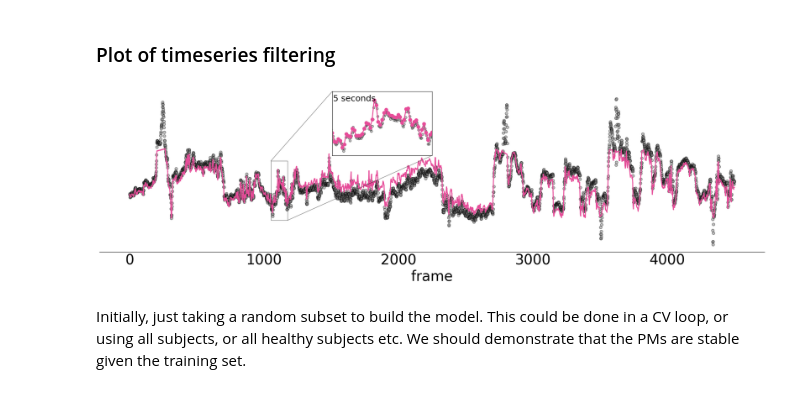
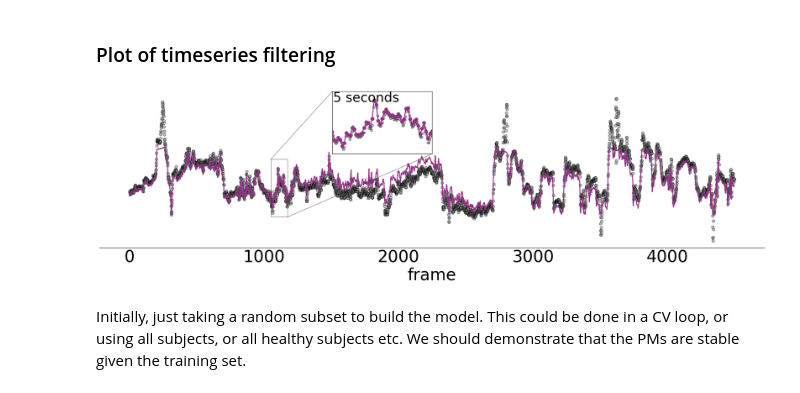
Before and after one commit to garedaba/state-space, a Jupyter notebook: PrincipalMovements.ipynb, the cells around one changed output. Cells and saved outputs as stored; diff of their text form; code cells hidden in the pictures.

```diff
--- a/PrincipalMovements.ipynb
+++ b/PrincipalMovements.ipynb
@@ -60,36 +60,36 @@ removing 1 videos with no age at video
 # %%
 keypoint = 9
 fig, ax = plt.subplots(1,1, figsize=(20,6))
 xdata = np.arange(4500)
 ydata = (data[0,:,keypoint] - np.mean(data[0,:,keypoint])) # subect 0, keypoint
 xfdata = np.arange(4500 * (NEW_FREQ/FREQ)) * (FREQ/NEW_FREQ)
 fdata = processed_data[0,:,keypoint] - np.mean(processed_data[0,:,keypoint])
 
 ax.scatter(xdata, ydata, s=35, edgecolor='black', facecolor='grey', alpha=0.5)
-ax.plot(xfdata,fdata, '-o', lw=2, c='#e74c99', markersize=1)
+ax.plot(xfdata,fdata, '-o', lw=2, c='#923285', markersize=1)
 ax.set_yticklabels([])
-ax.tick_params(length=0, labelsize=30)
-ax.set_xlabel('frame', fontsize=30)
+ax.tick_params(length=0, labelsize=35)
+ax.set_xlabel('frame', fontsize=35)
 
 # inset axes....
 axins = ax.inset_axes([0.35, 0.6, .15, .4])
 axins.scatter(xdata, ydata, s=25, edgecolor='black', facecolor='grey', alpha=0.5)
-axins.plot(xfdata, fdata, '-o', lw=2, c='#e74c99', markersize=7)
+axins.plot(xfdata, fdata, '-o', lw=2, c='#923285', markersize=7)
 
 axins.set_xlim(1050, 1175)
 axins.set_ylim(-5, 3)
 axins.set_xticklabels([])
 axins.set_yticklabels([])
 axins.tick_params(length=0)
-axins.text(1051,1.8,'5 seconds', fontsize=18)
+axins.text(1051,1.7,'5 seconds', fontsize=28)
 ax.indicate_inset_zoom(axins, edgecolor="black")
 
 sns.despine(ax=ax, left=True)
 
 plt.tight_layout()
 plt.savefig('{:}/signal_filter.png'.format(FIGURE_DIR), transparent=False, dpi=350)
 # %% [output]
-[figure, old version]
+[figure, new version]
 # %% [markdown]
 Initially, just taking a random subset to build the model. This could be done in a CV loop, or using all subjects, or all healthy subjects etc. We should demonstrate that the PMs are stable given the training set.
 # %%
```
Also changed, not shown: parts of 2 cells of this notebook, 4 other files.
